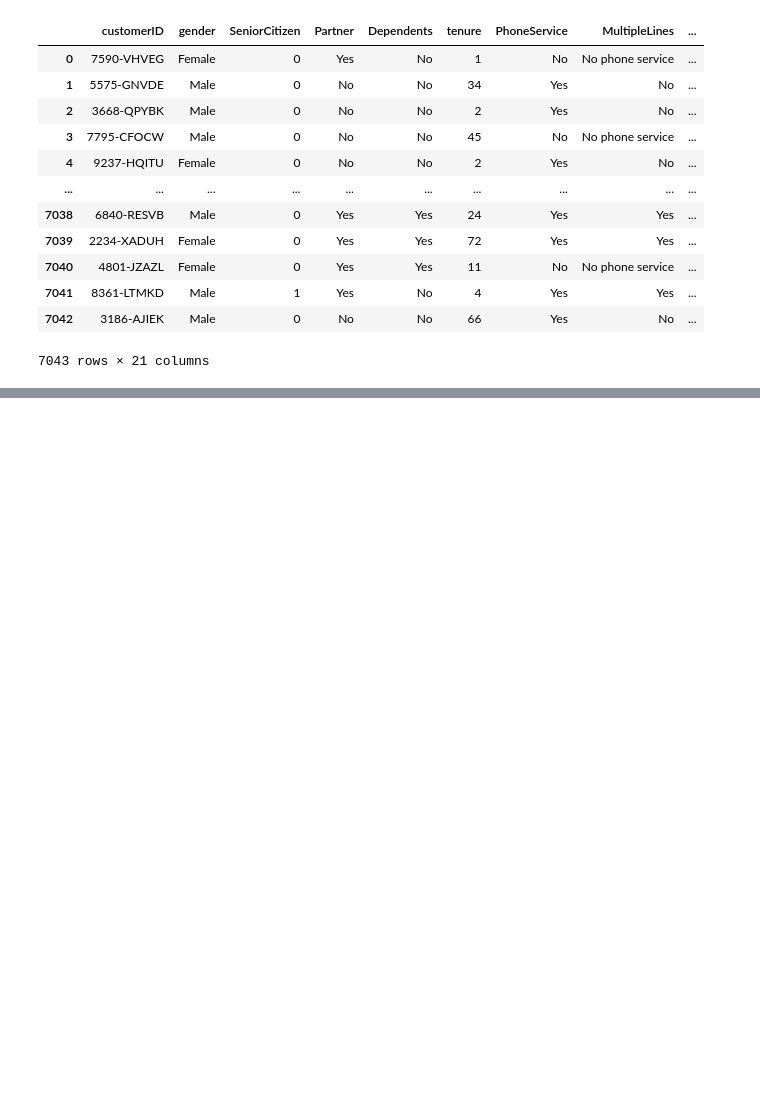
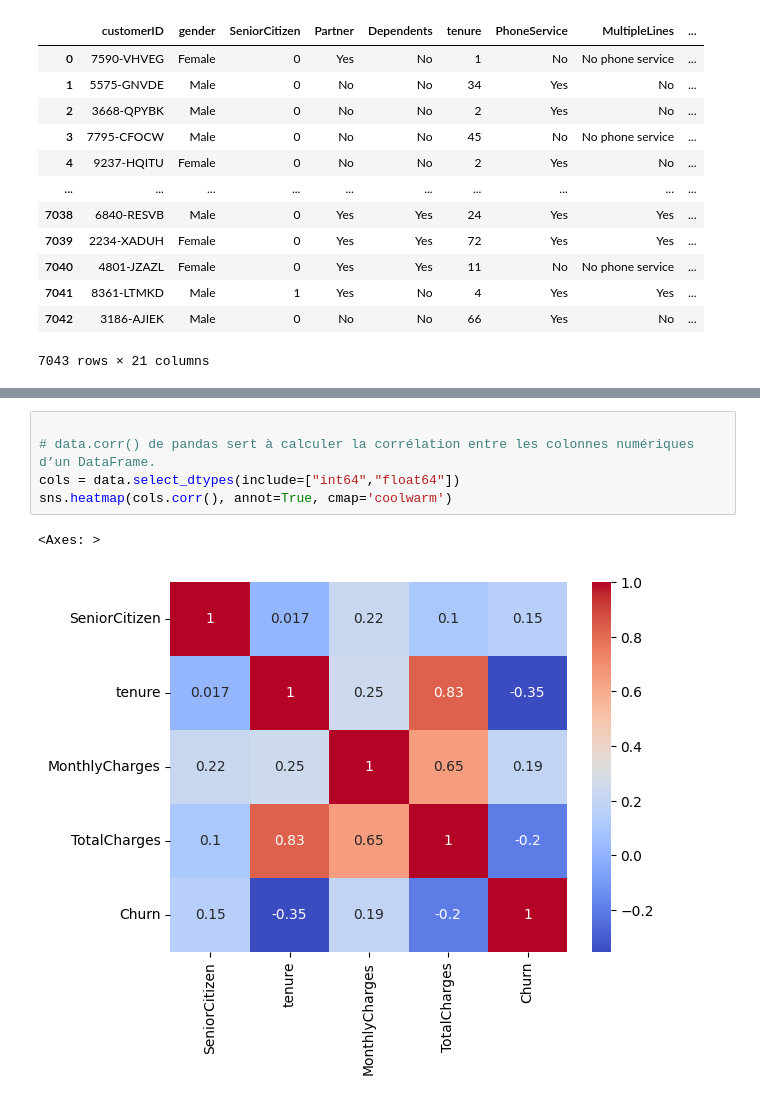
Before and after one commit to KarimaChami/Projet-Data-Science, a Jupyter notebook: Analyse.ipynb, the cells around one changed output, grey strips where cells are left out. Saved outputs shown, nothing was run; the diff lists cells and outputs as text; blank space fills up the shorter version.

```diff
--- a/Analyse.ipynb
+++ b/Analyse.ipynb
@@ -145,0 +164,8 @@ data[col] = data[col].replace({'No phone service': 'No', 'No internet service':
+# %%
+
+# data.corr() de pandas sert à calculer la corrélation entre les colonnes numériques d’un DataFrame.
+cols = data.select_dtypes(include=["int64","float64"])
+sns.heatmap(cols.corr(), annot=True, cmap='coolwarm')
+# %% [output]
+<Axes: >
+[figure, added]
```
Also changed, not shown: parts of 7 cells of this notebook, 5 other files.
